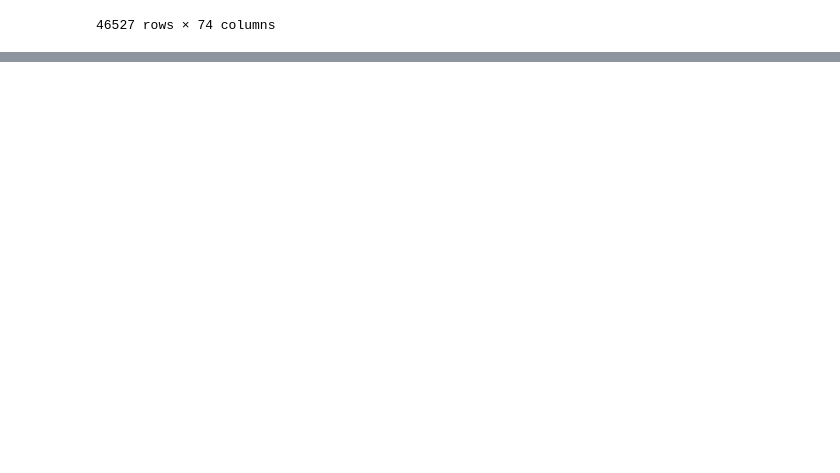
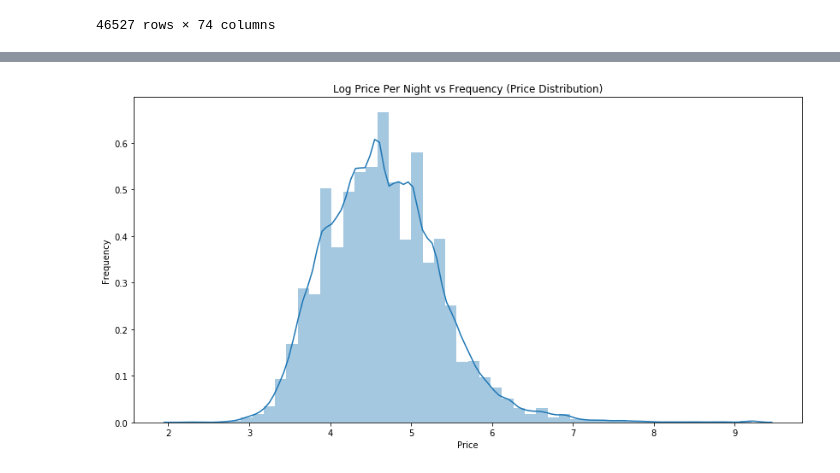
Before and after one commit to wooyounghong/airbnb_price_prediction, a Jupyter notebook: Wayne-Data_Cleaning.ipynb, the cells around one changed output, grey strips where cells are left out. Saved outputs shown, nothing was run; the diff lists cells and outputs as text; code cells hidden in the pictures; blank space fills up the shorter version.

Commit message:
data cleaning

```diff
--- a/Wayne-Data_Cleaning.ipynb
+++ b/Wayne-Data_Cleaning.ipynb
@@ -27,0 +159,14 @@ df
+# %%
+## splitting list into cols
+
+mlb = MultiLabelBinarizer()
+host_df = pd.DataFrame(mlb.fit_transform(df['host_verifications']),columns=mlb.classes_, index=df.index)
+df = pd.concat([df, host_df], axis=1)
+# %%
+new_mlb = MultiLabelBinarizer()
+amen_df = pd.DataFrame(new_mlb.fit_transform(df['amenities']),columns=new_mlb.classes_, index=df.index)
+df = pd.concat([df, amen_df], axis=1)
+# %%
+## dummy vars
+df = pd.concat([df, pd.get_dummies(df['room_type'], drop_first=True)], axis=1)
+df = pd.concat([df, pd.get_dummies(df['neighbourhood_cleansed'], drop_first=True)], axis=1)
@@ -27,0 +175,11 @@ df
+# %%
+df.drop(columns=[
+    'id', 'listing_url', 'scrape_id', 'last_scraped', 'name', 'neighborhood_overview',
+    'picture_url', 'host_id', 'host_url', 'host_name', 'host_location', 'host_about',
+    'host_thumbnail_url', 'host_picture_url','host_neighbourhood', 'neighbourhood', 'host_thumbnail_url', 'host_picture_url', 'host_neighbourhood',
+    'neighbourhood', 'neighbourhood_cleansed', 'property_type', 'minimum_minimum_nights',
+    'maximum_minimum_nights', 'minimum_maximum_nights', 'maximum_maximum_nights', 'minimum_nights_avg_ntm',
+    'maximum_nights_avg_ntm', 'calendar_updated', 'calendar_last_scraped', 'license', 'host_listings_count', 'host_total_listings_count', 'host_response_time', 'host_response_rate', 'host_acceptance_rate',
+    'bathrooms', 'bathrooms_text', 'minimum_nights', 'maximum_nights', 'first_review', 'last_review', 'review_scores_rating', 'review_scores_accuracy', 'review_scores_cleanliness', 'review_scores_checkin',
+    'review_scores_location', 'review_scores_value', 'reviews_per_month', 'overall_rating', 'review_scores_communication', 'host_since', 'room_type'
+], axis=1, inplace=True)
@@ -27,0 +258,6 @@ df
+# %%
+fig, ax = plt.subplots(figsize = (14,7));
+sns.distplot(df.log_price, kde=True, bins=50);
+ax.set(xlabel='Price', ylabel='Frequency', title='Log Price Per Night vs Frequency (Price Distribution)');
+# %% [output]
+[figure, added]
```
Also changed, not shown: parts of 53 cells of this notebook.
